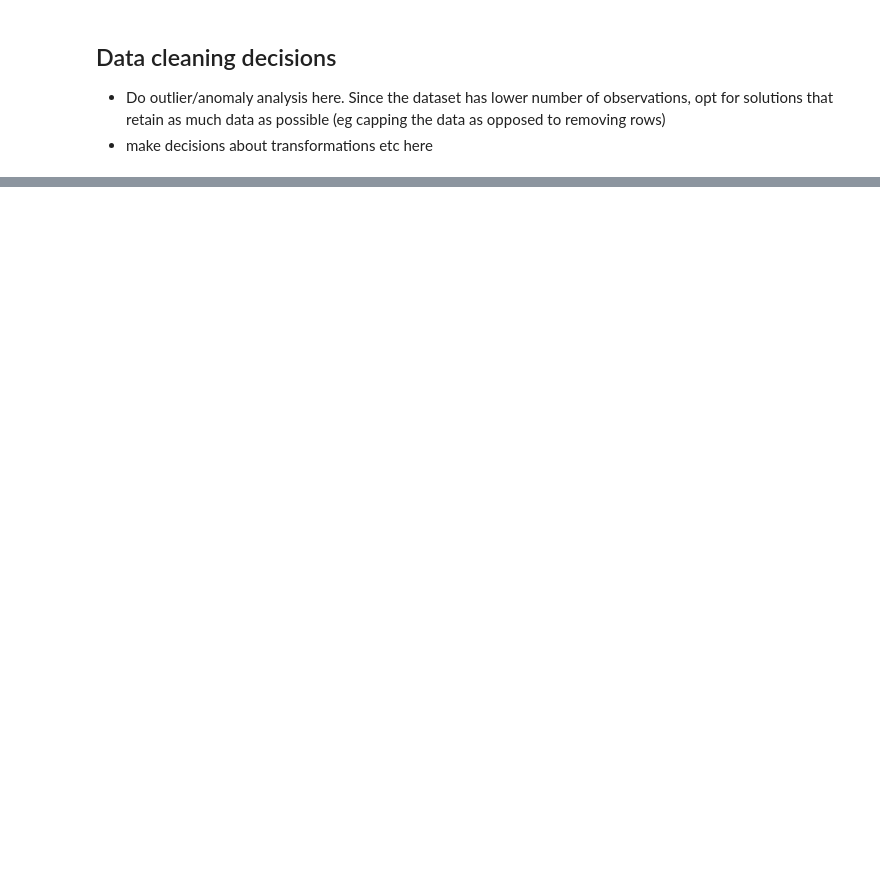
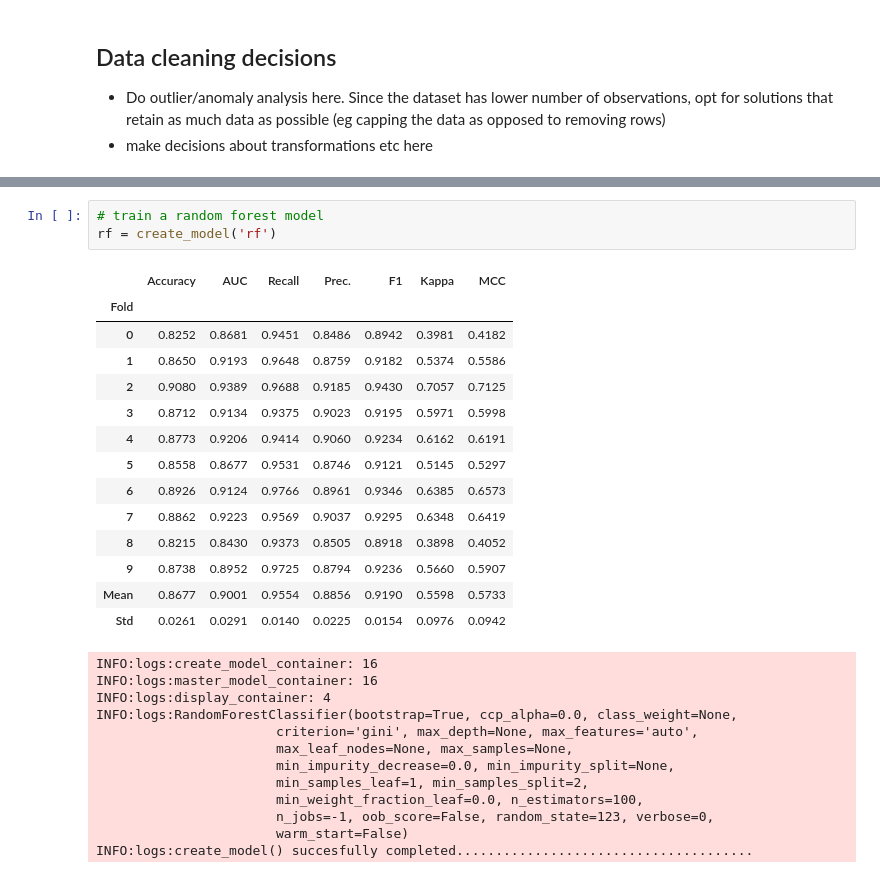
Before and after one commit to aminar034/ml1000-p1, a Jupyter notebook: Project1_wine_classification.ipynb, the cells around one changed output, grey strips where cells are left out. Cells and saved outputs as stored; diff of their text form; blank space fills up the shorter version.

```diff
--- a/Project1_wine_classification.ipynb
+++ b/Project1_wine_classification.ipynb
@@ -185,0 +402,30 @@ We also need to take into consideration the sampling method because we have imba
+# %%
+# train a random forest model
+rf = create_model('rf')
+# %% [output]
+|  | Accuracy | AUC | Recall | Prec. | F1 | Kappa | MCC |
+| Fold |  |  |  |  |  |  |  |
+| 0 | 0.8252 | 0.8681 | 0.9451 | 0.8486 | 0.8942 | 0.3981 | 0.4182 |
+| 1 | 0.8650 | 0.9193 | 0.9648 | 0.8759 | 0.9182 | 0.5374 | 0.5586 |
+| 2 | 0.9080 | 0.9389 | 0.9688 | 0.9185 | 0.9430 | 0.7057 | 0.7125 |
+| 3 | 0.8712 | 0.9134 | 0.9375 | 0.9023 | 0.9195 | 0.5971 | 0.5998 |
+| 4 | 0.8773 | 0.9206 | 0.9414 | 0.9060 | 0.9234 | 0.6162 | 0.6191 |
+| 5 | 0.8558 | 0.8677 | 0.9531 | 0.8746 | 0.9121 | 0.5145 | 0.5297 |
+| 6 | 0.8926 | 0.9124 | 0.9766 | 0.8961 | 0.9346 | 0.6385 | 0.6573 |
+| 7 | 0.8862 | 0.9223 | 0.9569 | 0.9037 | 0.9295 | 0.6348 | 0.6419 |
+| 8 | 0.8215 | 0.8430 | 0.9373 | 0.8505 | 0.8918 | 0.3898 | 0.4052 |
+| 9 | 0.8738 | 0.8952 | 0.9725 | 0.8794 | 0.9236 | 0.5660 | 0.5907 |
+| Mean | 0.8677 | 0.9001 | 0.9554 | 0.8856 | 0.9190 | 0.5598 | 0.5733 |
+| Std | 0.0261 | 0.0291 | 0.0140 | 0.0225 | 0.0154 | 0.0976 | 0.0942 |
+INFO:logs:create_model_container: 16
+INFO:logs:master_model_container: 16
+INFO:logs:display_container: 4
+INFO:logs:RandomForestClassifier(bootstrap=True, ccp_alpha=0.0, class_weight=None,
+                       criterion='gini', max_depth=None, max_features='auto',
+                       max_leaf_nodes=None, max_samples=None,
+                       min_impurity_decrease=0.0, min_impurity_split=None,
+                       min_samples_leaf=1, min_samples_split=2,
+                       min_weight_fraction_leaf=0.0, n_estimators=100,
+                       n_jobs=-1, oob_score=False, random_state=123, verbose=0,
+                       warm_start=False)
+INFO:logs:create_model() succesfully completed......................................
```
Also changed, not shown: parts of 45 cells of this notebook.
